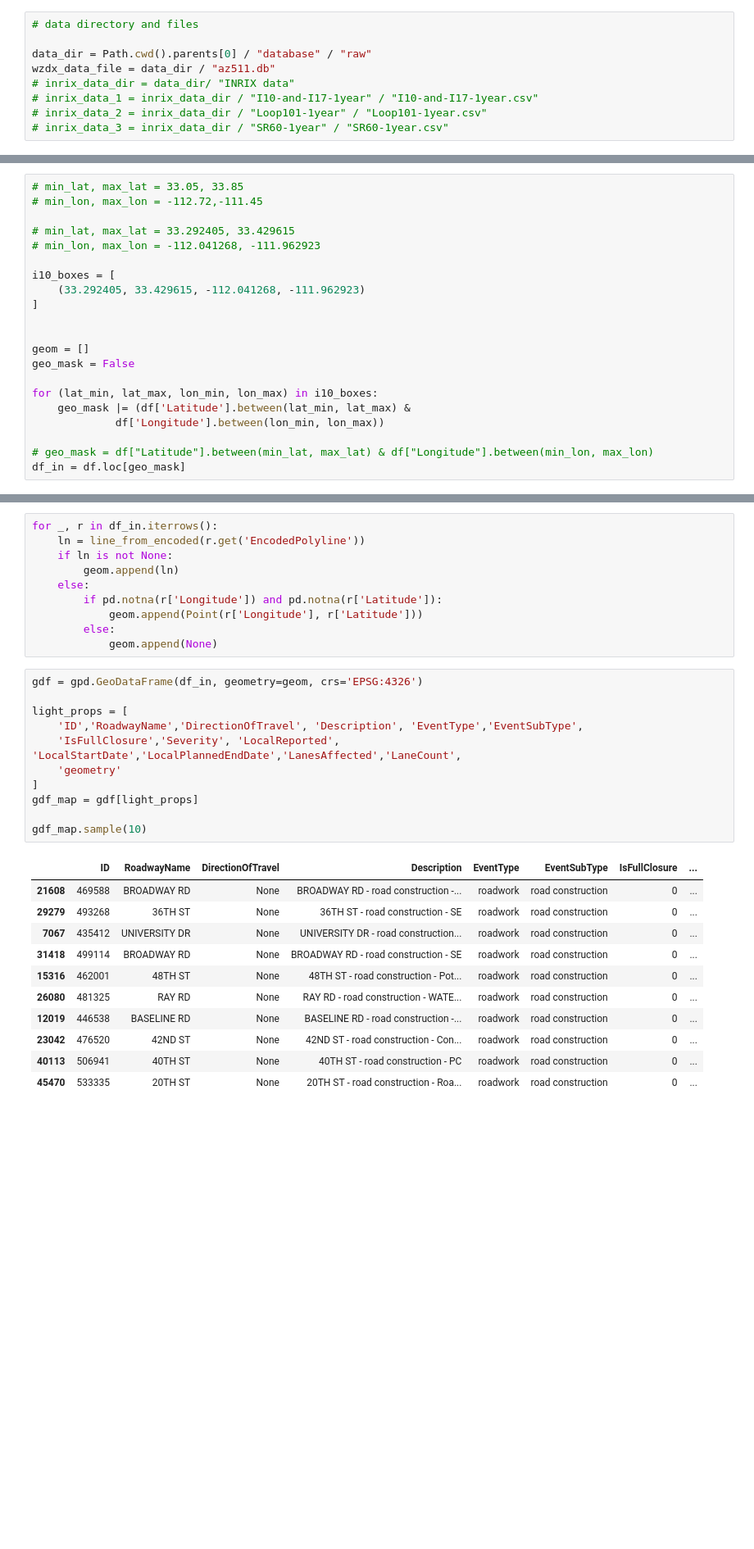
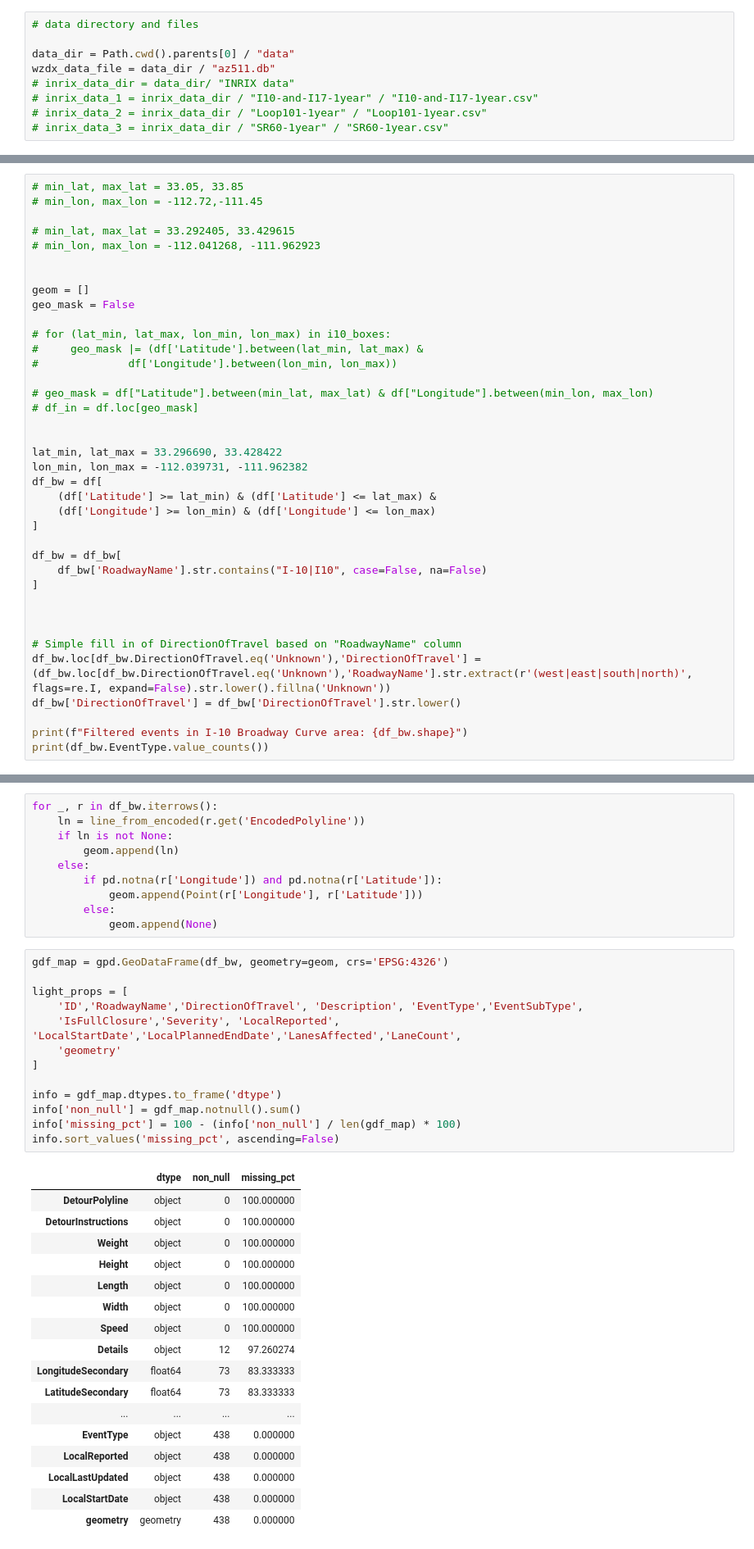
Before and after one commit to kdona/fall-2025-traffic-prediction, a Jupyter notebook: modeling/classifier.ipynb, the cells around one changed output, grey strips where cells are left out. Shown at 82% size. Drawn from its saved outputs; the diff is of its cells as text; blank space fills up the shorter version.

```diff
--- a/modeling/classifier.ipynb
+++ b/modeling/classifier.ipynb
@@ -15,7 +18,7 @@ pd.set_option('display.max_columns', 100)
 # %%
 # data directory and files
 
-data_dir = Path.cwd().parents[0] / "database" / "raw"
+data_dir = Path.cwd().parents[0] / "data"
 wzdx_data_file = data_dir / "az511.db"
 # inrix_data_dir = data_dir/ "INRIX data"
 # inrix_data_1 = inrix_data_dir / "I10-and-I17-1year" / "I10-and-I17-1year.csv"
@@ -63,17 +68,34 @@ for col in time_columns:
 # min_lat, max_lat = 33.292405, 33.429615
 # min_lon, max_lon = -112.041268, -111.962923
 
-i10_boxes = [
-    (33.292405, 33.429615, -112.041268, -111.962923)
-]
-
 
 geom = []
 geo_mask = False
 
-for (lat_min, lat_max, lon_min, lon_max) in i10_boxes:
-    geo_mask |= (df['Latitude'].between(lat_min, lat_max) &
-             df['Longitude'].between(lon_min, lon_max))
+# for (lat_min, lat_max, lon_min, lon_max) in i10_boxes:
+#     geo_mask |= (df['Latitude'].between(lat_min, lat_max) &
+#              df['Longitude'].between(lon_min, lon_max))
 
 # geo_mask = df["Latitude"].between(min_lat, max_lat) & df["Longitude"].between(min_lon, max_lon)
-df_in = df.loc[geo_mask]
+# df_in = df.loc[geo_mask]
+
+
+lat_min, lat_max = 33.296690, 33.428422
+lon_min, lon_max = -112.039731, -111.962382
+df_bw = df[
+    (df['Latitude'] >= lat_min) & (df['Latitude'] <= lat_max) &
+    (df['Longitude'] >= lon_min) & (df['Longitude'] <= lon_max)
+]
+
+df_bw = df_bw[
+    df_bw['RoadwayName'].str.contains("I-10|I10", case=False, na=False)
+]
+
+
+
+# Simple fill in of DirectionOfTravel based on "RoadwayName" column
+df_bw.loc[df_bw.DirectionOfTravel.eq('Unknown'),'DirectionOfTravel'] = (df_bw.loc[df_bw.DirectionOfTravel.eq('Unknown'),'RoadwayName'].str.extract(r'(west|east|south|north)', flags=re.I, expand=False).str.lower().fillna('Unknown'))
+df_bw['DirectionOfTravel'] = df_bw['DirectionOfTravel'].str.lower()
+
+print(f"Filtered events in I-10 Broadway Curve area: {df_bw.shape}")
+print(df_bw.EventType.value_counts())
@@ -80,5 +109,5 @@ df_in = df.loc[geo_mask]
 # %%
-for _, r in df_in.iterrows():
+for _, r in df_bw.iterrows():
     ln = line_from_encoded(r.get('EncodedPolyline'))
     if ln is not None:
         geom.append(ln)
@@ -88,25 +117,33 @@ for _, r in df_in.iterrows():
         else:
             geom.append(None)
 # %%
-gdf = gpd.GeoDataFrame(df_in, geometry=geom, crs='EPSG:4326')
+gdf_map = gpd.GeoDataFrame(df_bw, geometry=geom, crs='EPSG:4326')
 
 light_props = [
     'ID','RoadwayName','DirectionOfTravel', 'Description', 'EventType','EventSubType',
     'IsFullClosure','Severity', 'LocalReported', 'LocalStartDate','LocalPlannedEndDate','LanesAffected','LaneCount',
     'geometry'
 ]
-gdf_map = gdf[light_props]
 
-gdf_map.sample(10)
+info = gdf_map.dtypes.to_frame('dtype')
+info['non_null'] = gdf_map.notnull().sum()
+info['missing_pct'] = 100 - (info['non_null'] / len(gdf_map) * 100)
+info.sort_values('missing_pct', ascending=False)
 # %% [output]
-|  | ID | RoadwayName | DirectionOfTravel | Description | EventType | EventSubType | IsFullClosure | ... |
-| 21608 | 469588 | BROADWAY RD | None | BROADWAY RD - road construction -... | roadwork | road construction | 0 | ... |
-| 29279 | 493268 | 36TH ST | None | 36TH ST - road construction - SE | roadwork | road construction | 0 | ... |
-| 7067 | 435412 | UNIVERSITY DR | None | UNIVERSITY DR - road construction... | roadwork | road construction | 0 | ... |
-| 31418 | 499114 | BROADWAY RD | None | BROADWAY RD - road construction - SE | roadwork | road construction | 0 | ... |
-| 15316 | 462001 | 48TH ST | None | 48TH ST - road construction - Pot... | roadwork | road construction | 0 | ... |
-| 26080 | 481325 | RAY RD | None | RAY RD - road construction - WATE... | roadwork | road construction | 0 | ... |
-| 12019 | 446538 | BASELINE RD | None | BASELINE RD - road construction -... | roadwork | road construction | 0 | ... |
-| 23042 | 476520 | 42ND ST | None | 42ND ST - road construction - Con... | roadwork | road construction | 0 | ... |
-| 40113 | 506941 | 40TH ST | None | 40TH ST - road construction - PC | roadwork | road construction | 0 | ... |
-| 45470 | 533335 | 20TH ST | None | 20TH ST - road construction - Roa... | roadwork | road construction | 0 | ... |
+|  | dtype | non_null | missing_pct |
+| DetourPolyline | object | 0 | 100.000000 |
+| DetourInstructions | object | 0 | 100.000000 |
+| Weight | object | 0 | 100.000000 |
+| Height | object | 0 | 100.000000 |
+| Length | object | 0 | 100.000000 |
+| Width | object | 0 | 100.000000 |
+| Speed | object | 0 | 100.000000 |
+| Details | object | 12 | 97.260274 |
+| LongitudeSecondary | float64 | 73 | 83.333333 |
+| LatitudeSecondary | float64 | 73 | 83.333333 |
+| ... | ... | ... | ... |
+| EventType | object | 438 | 0.000000 |
+| LocalReported | object | 438 | 0.000000 |
+| LocalLastUpdated | object | 438 | 0.000000 |
+| LocalStartDate | object | 438 | 0.000000 |
+| geometry | geometry | 438 | 0.000000 |
```
Also changed, not shown: parts of 25 cells of this notebook, 8 other files.
